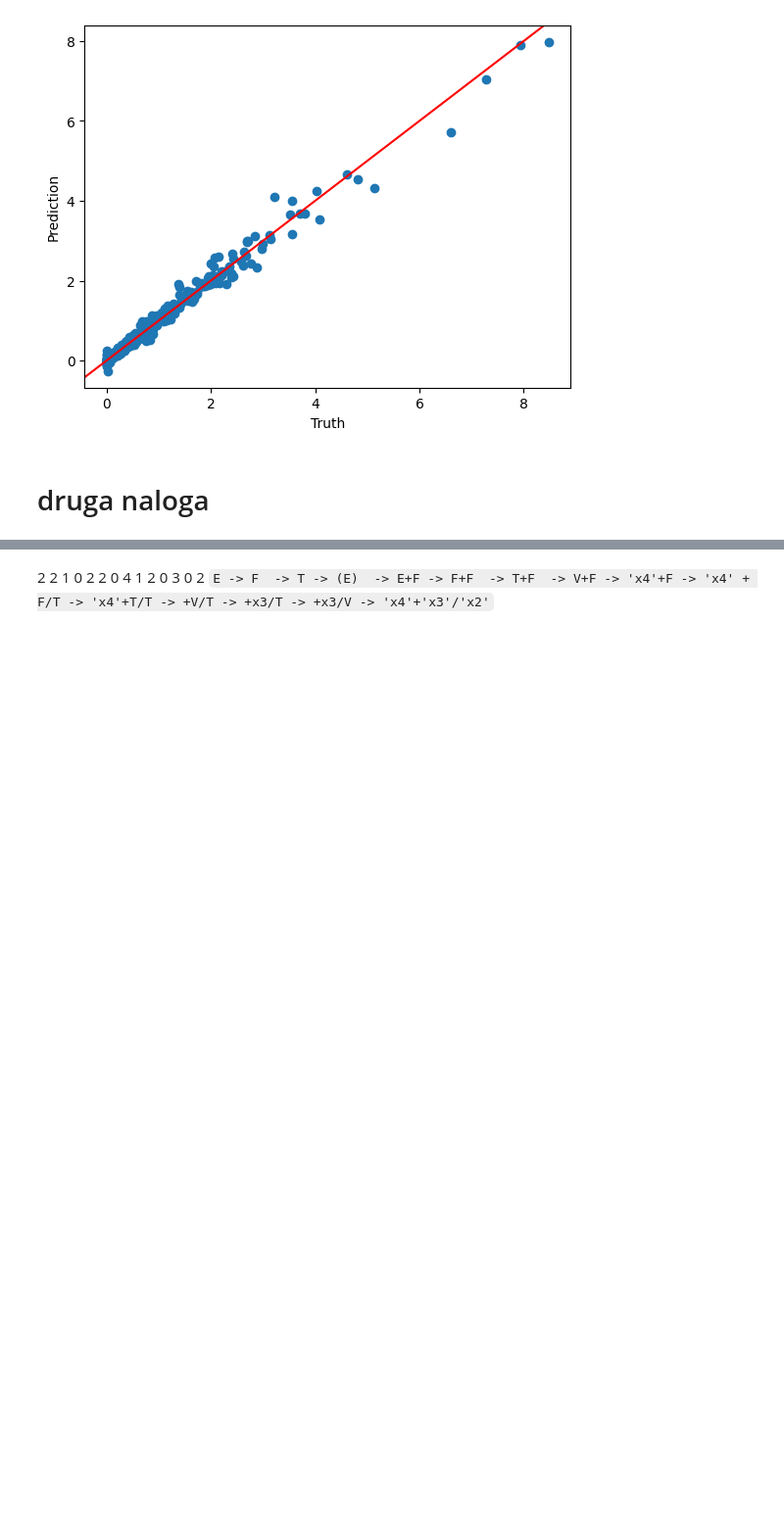
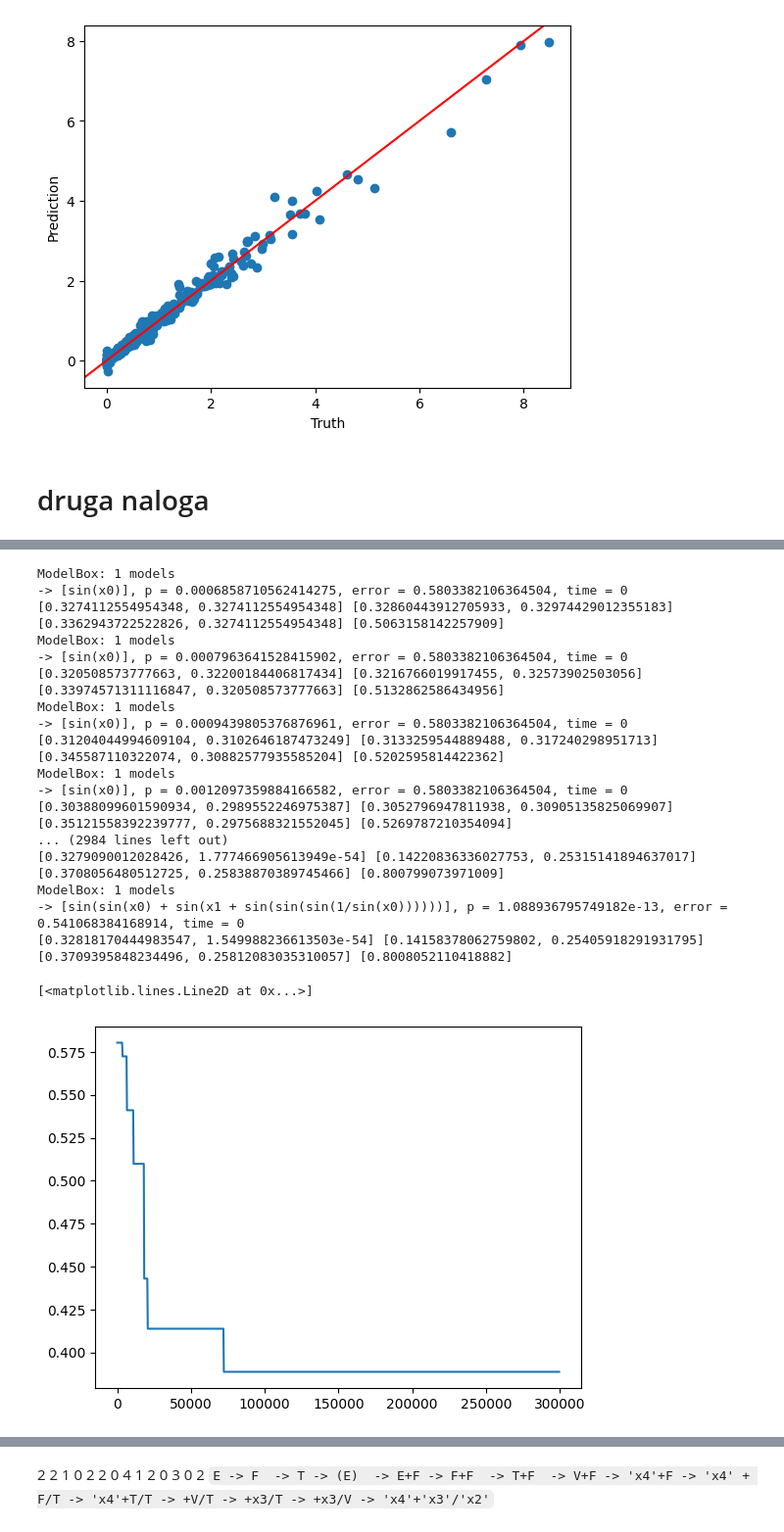
Before and after one commit to tadejpetric/nsu, a Jupyter notebook: dn4/resitev.ipynb, the cells around one changed output, grey strips where cells are left out. Shown: that part at 98% size. Drawn from its saved outputs; the diff is of its cells as text; code cells hidden in the pictures; blank space fills up the shorter version.

```diff
--- a/dn4/resitev.ipynb
+++ b/dn4/resitev.ipynb
@@ -290,0 +256,28 @@ ED.get_results()[0].info
+# %%
+learning_rate = inv_pow(10)
+eq3 = problem(third)
+eq3.make_data(200, -0.7, 2)
+eq3.data.drop(eq3.data[abs(eq3.data.x0) < 0.4].index, inplace=True)
+errors3 = evolve(eq3, learning_rate, sample_size=300, lead_size=4, gens=1000)
+x,y = zip(*errors3)
+plt.plot(x,y)
+# %% [output]
+ModelBox: 1 models
+-> [sin(x0)], p = 0.0006858710562414275, error = 0.5803382106364504, time = 0
+[0.3274112554954348, 0.3274112554954348] [0.32860443912705933, 0.32974429012355183] [0.3362943722522826, 0.3274112554954348] [0.5063158142257909]
+ModelBox: 1 models
+-> [sin(x0)], p = 0.0007963641528415902, error = 0.5803382106364504, time = 0
+[0.320508573777663, 0.32200184406817434] [0.3216766019917455, 0.32573902503056] [0.33974571311116847, 0.320508573777663] [0.5132862586434956]
+ModelBox: 1 models
+-> [sin(x0)], p = 0.0009439805376876961, error = 0.5803382106364504, time = 0
+[0.31204044994609104, 0.3102646187473249] [0.3133259544889488, 0.317240298951713] [0.345587110322074, 0.30882577935585204] [0.5202595814422362]
+ModelBox: 1 models
+-> [sin(x0)], p = 0.0012097359884166582, error = 0.5803382106364504, time = 0
+[0.30388099601590934, 0.2989552246975387] [0.3052796947811938, 0.30905135825069907] [0.35121558392239777, 0.2975688321552045] [0.5269787210354094]
+... (2984 lines left out)
+[0.3279090012028426, 1.777466905613949e-54] [0.14220836336027753, 0.25315141894637017] [0.3708056480512725, 0.25838870389745466] [0.800799073971009]
+ModelBox: 1 models
+-> [sin(sin(x0) + sin(x1 + sin(sin(sin(1/sin(x0))))))], p = 1.088936795749182e-13, error = 0.541068384168914, time = 0
+[0.32818170444983547, 1.549988236613503e-54] [0.14158378062759802, 0.25405918291931795] [0.3709395848234496, 0.25812083035310057] [0.8008052110418882]
+[<matplotlib.lines.Line2D at 0x...>]
+[figure, added]
```
Also changed, not shown: parts of 16 cells of this notebook, 4 other files.
